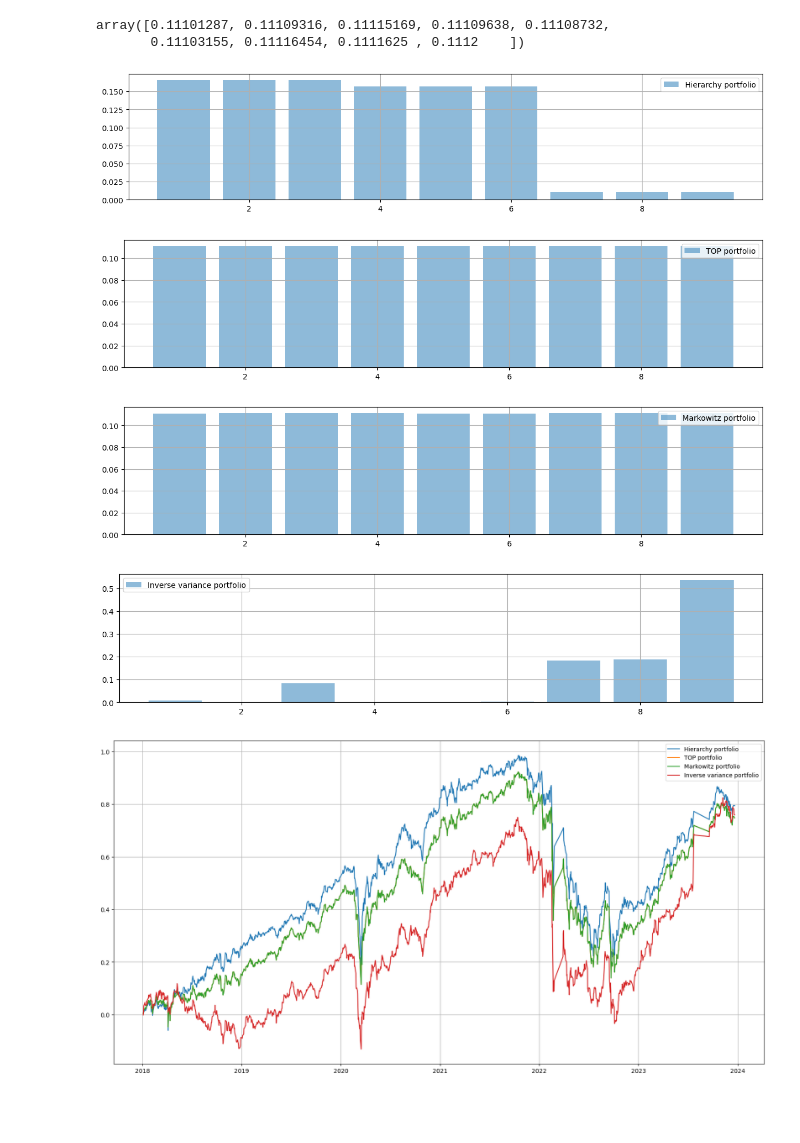
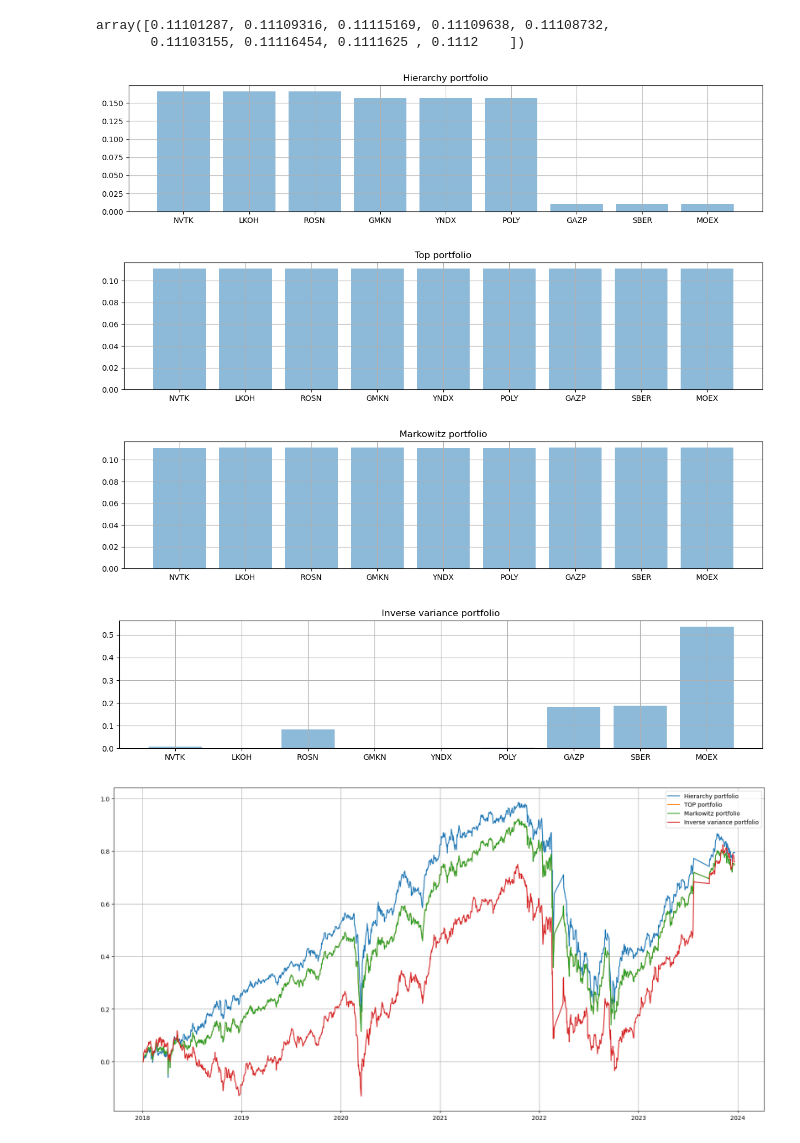
Before and after one commit to dmtrpolovnikov/network_analysis, a Jupyter notebook: practice_7.ipynb, the cells around one changed output. Saved outputs shown, nothing was run; the diff lists cells and outputs as text; code cells hidden in the pictures; blank space fills up the shorter version.

Commit message:
visualization of corr and weights

```diff
--- a/practice_7.ipynb
+++ b/practice_7.ipynb
@@ -523,33 +523,37 @@ array([0.11101287, 0.11109316, 0.11115169, 0.11109638, 0.11108732,
        0.11103155, 0.11116454, 0.1111625 , 0.1112    ])
 # %%
 plt.figure(figsize=(15,3))
-plt.bar(height=w_hierarchy, x=np.arange(1, len(tickers)+1), label='Hierarchy portfolio', alpha=0.5)
+plt.title('Hierarchy portfolio')
+plt.bar(height=w_hierarchy, x=tickers, label='Hierarchy portfolio', alpha=0.5)
 plt.grid()
-plt.legend()
+# plt.legend()
 plt.show()
 
 plt.figure(figsize=(15,3))
-plt.bar(height=w_top, x=np.arange(1, len(tickers)+1), label='TOP portfolio', alpha=0.5)
+plt.title('Top portfolio')
+plt.bar(height=w_top, x=tickers, label='TOP portfolio', alpha=0.5)
 plt.grid()
-plt.legend()
+# plt.legend()
 plt.show()
 
 plt.figure(figsize=(15,3))
-plt.bar(height=w_markowitz, x=np.arange(1, len(tickers)+1), label='Markowitz portfolio', alpha=0.5)
+plt.title('Markowitz portfolio')
+plt.bar(height=w_markowitz, x=tickers, alpha=0.5)
 plt.grid()
-plt.legend()
+# plt.legend()
 plt.show()
 
 plt.figure(figsize=(15,3))
-plt.bar(height=w_inv_var, x=np.arange(1, len(tickers)+1), label='Inverse variance portfolio', alpha=0.5)
+plt.title('Inverse variance portfolio')
+plt.bar(height=w_inv_var, x=tickers, label='Inverse variance portfolio', alpha=0.5)
 plt.grid()
-plt.legend()
+# plt.legend()
 plt.show()
 # %% [output]
-[figure, old version]
+[figure, new version]
-[figure, old version]
+[figure, new version]
-[figure, old version]
+[figure, new version]
-[figure, old version]
+[figure, new version]
 # %%
 # compare plots
 plt.figure(figsize=(20,10))
```
